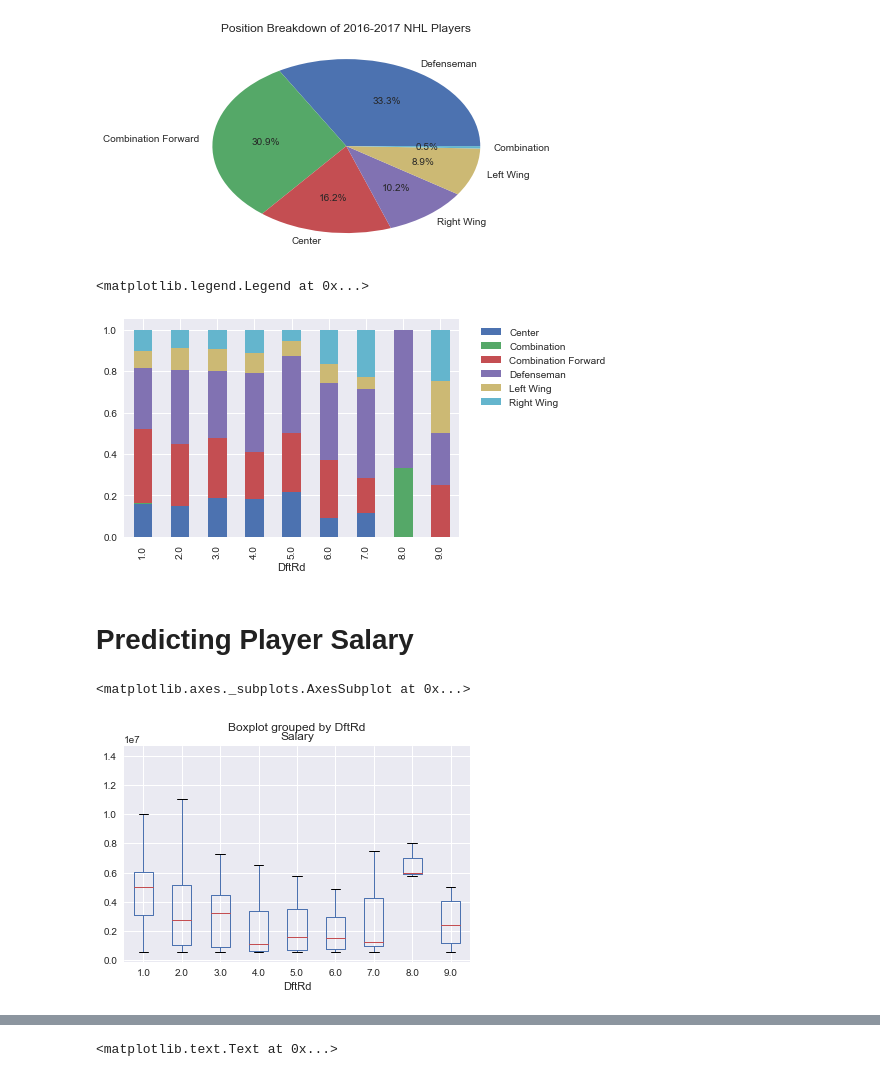
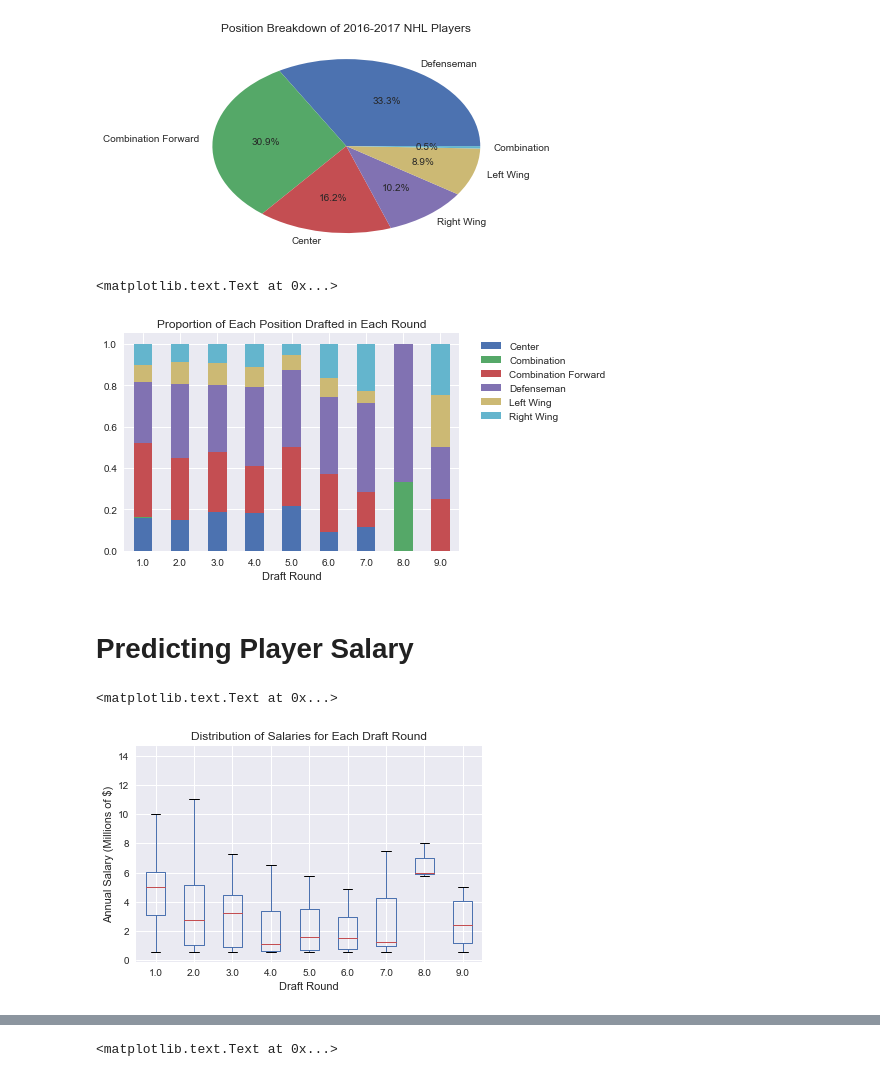
Before and after one commit to jaredbgo/NHL_analysis, a Jupyter notebook: NHL_Analysis.ipynb, the cells around one changed output, grey strips where cells are left out. Saved outputs shown, nothing was run; the diff lists cells and outputs as text; code cells hidden in the pictures.

Commit message:
Format graphs + more ideas for analysis

```diff
--- a/NHL_Analysis.ipynb
+++ b/NHL_Analysis.ipynb
@@ -139,15 +139,23 @@ nhl_frame.Position_Group.value_counts().plot(kind = "pie", title = "Position Bre
 # nhl_frame.groupby(["DftRd", "Position_Group"]).size().unstack().plot(kind = "bar", stacked = True)
 nhl_frame.groupby(["DftRd", "Position_Group"]).size().unstack().apply(lambda x: x/x.sum(), axis = 1).plot(kind = "bar", stacked = True)
 plt.legend(bbox_to_anchor=(1.04,1), loc="upper left") #proportion of players drafted in each round
+plt.xticks(rotation = 0)
+plt.title("Proportion of Each Position Drafted in Each Round")
+plt.xlabel("Draft Round")
 #more forwards tend to be drafted than defenseman -- which makes sense; each team starts 12 forwards, but only 6 defenseman a game
 # %% [output]
-<matplotlib.legend.Legend at 0x...>
+<matplotlib.text.Text at 0x...>
-[figure, old version]
+[figure, new version]
 # %% [markdown]
 # Predicting Player Salary
 # %%
-nhl_frame_5exp.boxplot(by = "DftRd", column = "Salary") #first round drafts picks tend to be paid higher
+bp = nhl_frame_5exp.boxplot(by = "DftRd", column = "Salary") #first round drafts picks tend to be paid higher
+plt.suptitle("")
+bp.set_title("Distribution of Salaries for Each Draft Round")
+bp.set_xlabel("Draft Round")
+bp.set_yticklabels(["", 0, 2,4,6,8,10,12,14])
+bp.set_ylabel("Annual Salary (Millions of $)")
 # %% [output]
-<matplotlib.axes._subplots.AxesSubplot at 0x...>
+<matplotlib.text.Text at 0x...>
-[figure, old version]
+[figure, new version]
 # %%
```
Also changed, not shown: parts of 8 cells of this notebook.
